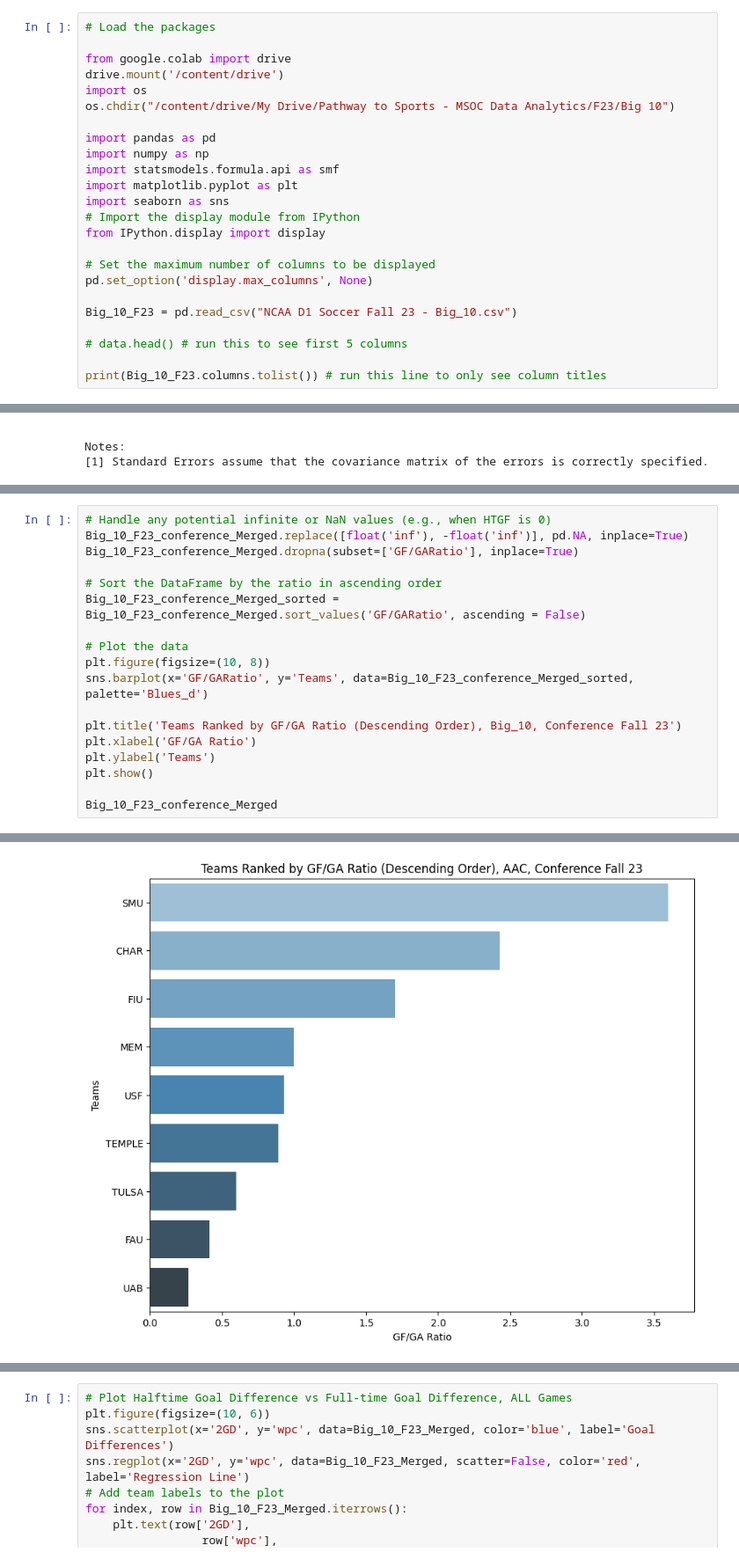
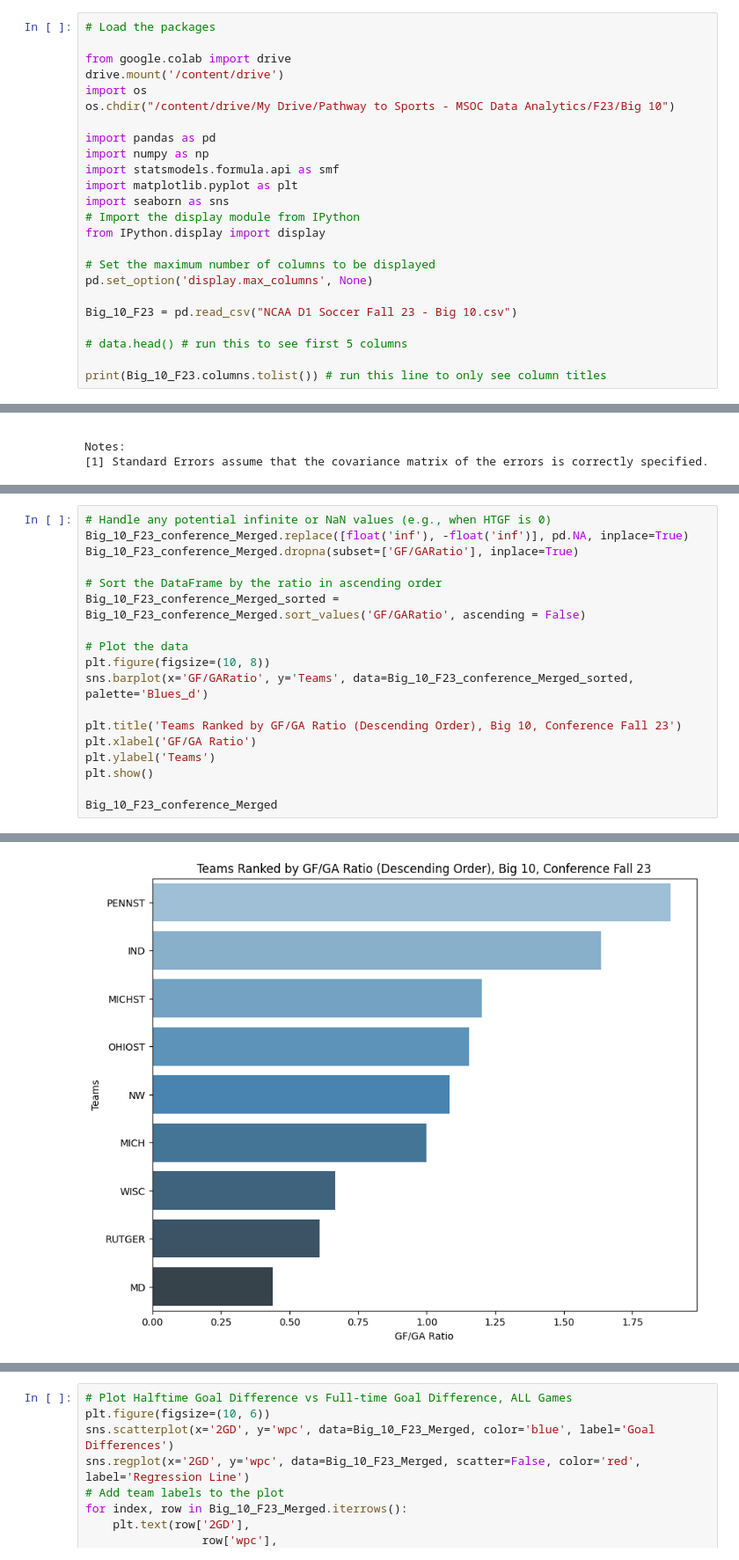
Before and after one commit to AimanFariz/Soccer-Analytics, a Jupyter notebook: NCAA_D1_F23_Big_10.ipynb, the cells around one changed output, grey strips where cells are left out. Shown at 88% size. Saved outputs shown, nothing was run; the diff lists cells and outputs as text.

```diff
--- a/NCAA_D1_F23_Big_10.ipynb
+++ b/NCAA_D1_F23_Big_10.ipynb
@@ -28,7 +28,7 @@ from IPython.display import display
 # Set the maximum number of columns to be displayed
 pd.set_option('display.max_columns', None)
 
-Big_10_F23 = pd.read_csv("NCAA D1 Soccer Fall 23 - Big_10.csv")
+Big_10_F23 = pd.read_csv("NCAA D1 Soccer Fall 23 - Big 10.csv")
 
 # data.head() # run this to see first 5 columns
 
@@ -463,7 +450,7 @@ Big_10_F23_conference_Merged_sorted = Big_10_F23_conference_Merged.sort_values('
 plt.figure(figsize=(10, 8))
 sns.barplot(x='GF/GARatio', y='Teams', data=Big_10_F23_conference_Merged_sorted, palette='Blues_d')
 
-plt.title('Teams Ranked by GF/GA Ratio (Descending Order), Big_10, Conference Fall 23')
+plt.title('Teams Ranked by GF/GA Ratio (Descending Order), Big 10, Conference Fall 23')
 plt.xlabel('GF/GA Ratio')
 plt.ylabel('Teams')
 plt.show()
@@ -476,2 +463,2 @@ Passing `palette` without assigning `hue` is deprecated and will be removed in v
-[figure, old version]
+[figure, new version]
 |  | Teams | Pa | awinvalue | HTAG_x | HTHG_x | Scored_x | Conceded_x | Ph | hwinvalue | HTHG_y | ... |
```
Also changed, not shown: parts of 33 cells of this notebook.
